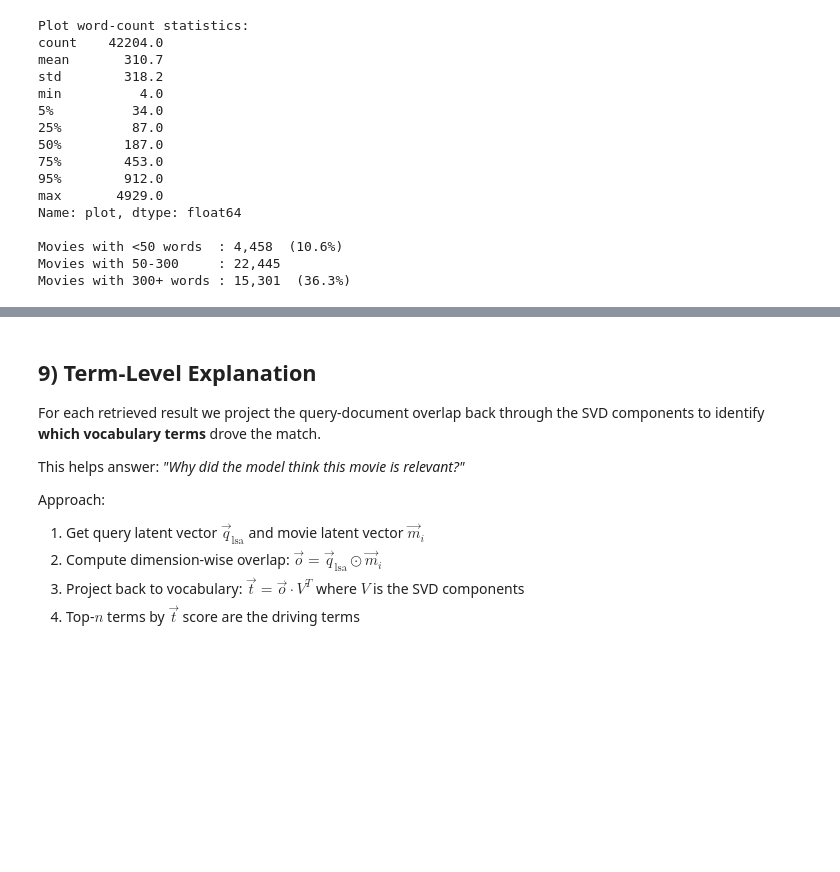
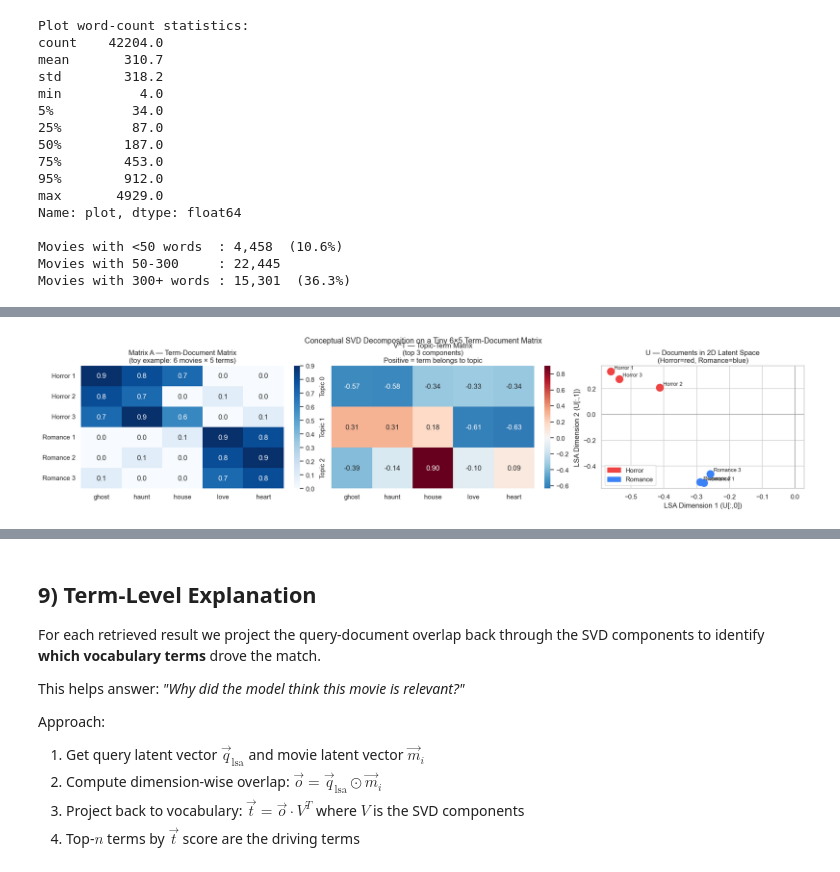
Before and after one commit to Parzival-IOI/svd_search_engine, a Jupyter notebook: notebooks/main_v2.ipynb, the cells around one changed output, grey strips where cells are left out. Saved outputs shown, nothing was run; the diff lists cells and outputs as text; code cells hidden in the pictures; blank space fills up the shorter version.

```diff
--- a/notebooks/main_v2.ipynb
+++ b/notebooks/main_v2.ipynb
@@ -417,0 +638,88 @@ After SVD, vectors are **L2-normalised** so cosine similarity reduces to a dot p
+# %%
+# ── Conceptual SVD Example on a Tiny Term-Document Matrix ─────────────────────
+#
+#  We build a hand-crafted 6×5 TF-IDF-like matrix:
+#    rows    = 6 "documents" (3 horror, 3 romance)
+#    columns = 5 terms: [ghost, haunt, house, love, heart]
+#
+#  Even without training, SVD should discover the horror/romance structure.
+
+import numpy as np
+import matplotlib.pyplot as plt
+import seaborn as sns
+
+terms = ["ghost", "haunt", "house", "love", "heart"]
+docs  = ["Horror 1", "Horror 2", "Horror 3", "Romance 1", "Romance 2", "Romance 3"]
+
+# Toy TF-IDF-like matrix (rows=docs, cols=terms)
+A = np.array([
+    [0.9, 0.8, 0.7, 0.0, 0.0],   # Horror 1
+    [0.8, 0.7, 0.0, 0.1, 0.0],   # Horror 2
+    [0.7, 0.9, 0.6, 0.0, 0.1],   # Horror 3
+    [0.0, 0.0, 0.1, 0.9, 0.8],   # Romance 1
+    [0.0, 0.1, 0.0, 0.8, 0.9],   # Romance 2
+    [0.1, 0.0, 0.0, 0.7, 0.8],   # Romance 3
+])
+
+# Full SVD decomposition
+U, sigma, Vt = np.linalg.svd(A, full_matrices=False)
+
+print("Matrix A  (6 docs × 5 terms):")
+print(f"  Rows = {docs}")
+print(f"  Cols = {terms}")
+print(A)
+
+print(f"\nSingular values Σ = {sigma.round(3)}")
+print(f"  σ₁={sigma[0]:.3f} (horror-romance axis — largest, most variance)")
+print(f"  σ₂={sigma[1]:.3f} (within-genre variation — less important)")
+
+print(f"\nV^T  (5 × 5, term weights per component):")
+print(f"  Row 0 (Topic 0 term weights): {dict(zip(terms, Vt[0].round(3)))}")
+print(f"  Row 1 (Topic 1 term weights): {dict(zip(terms, Vt[1].round(3)))}")
+
+print(f"\nU  (6 × 5, document weights per component):")
+for d, row in zip(docs, U):
+    print(f"  {d:12s}: Dim0={row[0]:+.3f}  Dim1={row[1]:+.3f}")
+
+# ── Visualize ──────────────────────────────────────────────────────────────────
+fig, axes = plt.subplots(1, 3, figsize=(18, 4), constrained_layout=True)
+
+# Heatmap of A
+ax = axes[0]
+sns.heatmap(A, annot=True, fmt=".1f", xticklabels=terms, yticklabels=docs,
+            cmap="Blues", ax=ax, cbar=True)
+ax.set_title("Matrix A — Term-Document Matrix\n(toy example: 6 movies × 5 terms)")
+
+# Heatmap of V^T (topic-term)
+ax = axes[1]
+sns.heatmap(Vt[:3, :], annot=True, fmt=".2f", xticklabels=terms,
+            yticklabels=[f"Topic {i}" for i in range(3)],
+            cmap="RdBu_r", center=0, ax=ax)
+ax.set_title("V^T — Topic-Term Matrix\n(top 3 components)\nPositive = term belongs to topic")
+
+# Scatter of U[:, 0] vs U[:, 1] — document positions in 2D topic space
+ax = axes[2]
+colors = ["#EF4444"] * 3 + ["#3B82F6"] * 3
+for i, (d, c) in enumerate(zip(docs, colors)):
+    ax.scatter(U[i, 0], U[i, 1], color=c, s=150, zorder=3)
+    ax.annotate(d, (U[i, 0], U[i, 1]), textcoords="offset points",
+                xytext=(6, 4), fontsize=9)
+ax.axhline(0, color="gray", lw=0.7)
+ax.axvline(0, color="gray", lw=0.7)
+ax.set_xlabel("LSA Dimension 1 (U[:,0])")
+ax.set_ylabel("LSA Dimension 2 (U[:,1])")
+ax.set_title("U — Documents in 2D Latent Space\n(Horror=red, Romance=blue)")
+from matplotlib.patches import Patch
+ax.legend(handles=[Patch(color="#EF4444", label="Horror"),
+                   Patch(color="#3B82F6", label="Romance")], loc="best")
+
+plt.suptitle("Conceptual SVD Decomposition on a Tiny 6×5 Term-Document Matrix",
+             fontsize=13, y=1.02)
+plt.show()
+
+print("\nKey observation:")
+print("  Horror movies cluster on the left-negative side of Dim 1.")
+print("  Romance movies cluster on the right-positive side of Dim 1.")
+print("  SVD discovered this genre structure automatically — from word co-occurrence alone.")
+print("  The same principle operates on our 42,303 × V real matrix.")
+# %% [output]
@@ -417,0 +743 @@ After SVD, vectors are **L2-normalised** so cosine similarity reduces to a dot p
+[figure, added]
```
Also changed, not shown: parts of 24 cells of this notebook, 1 other file.
